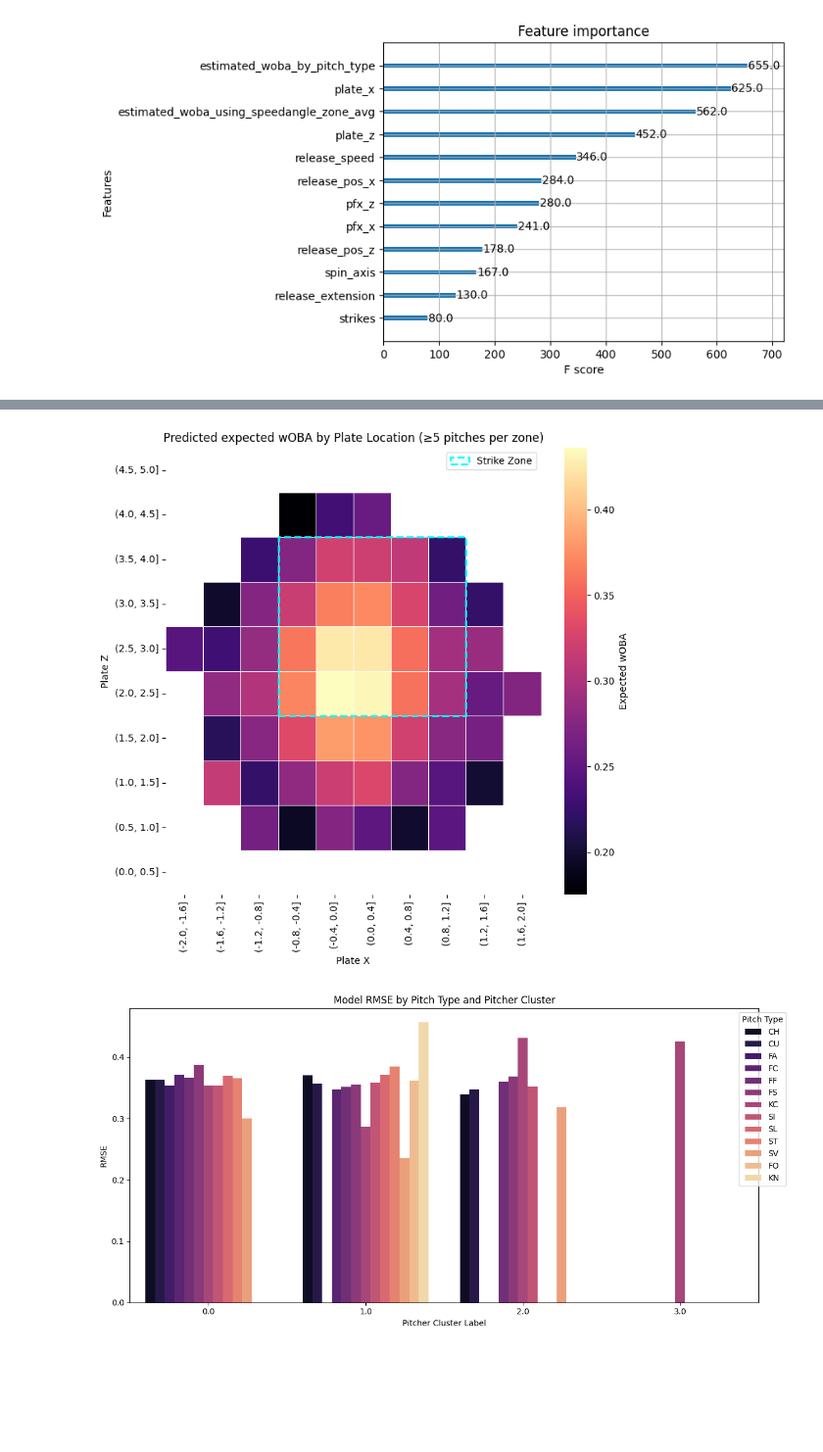
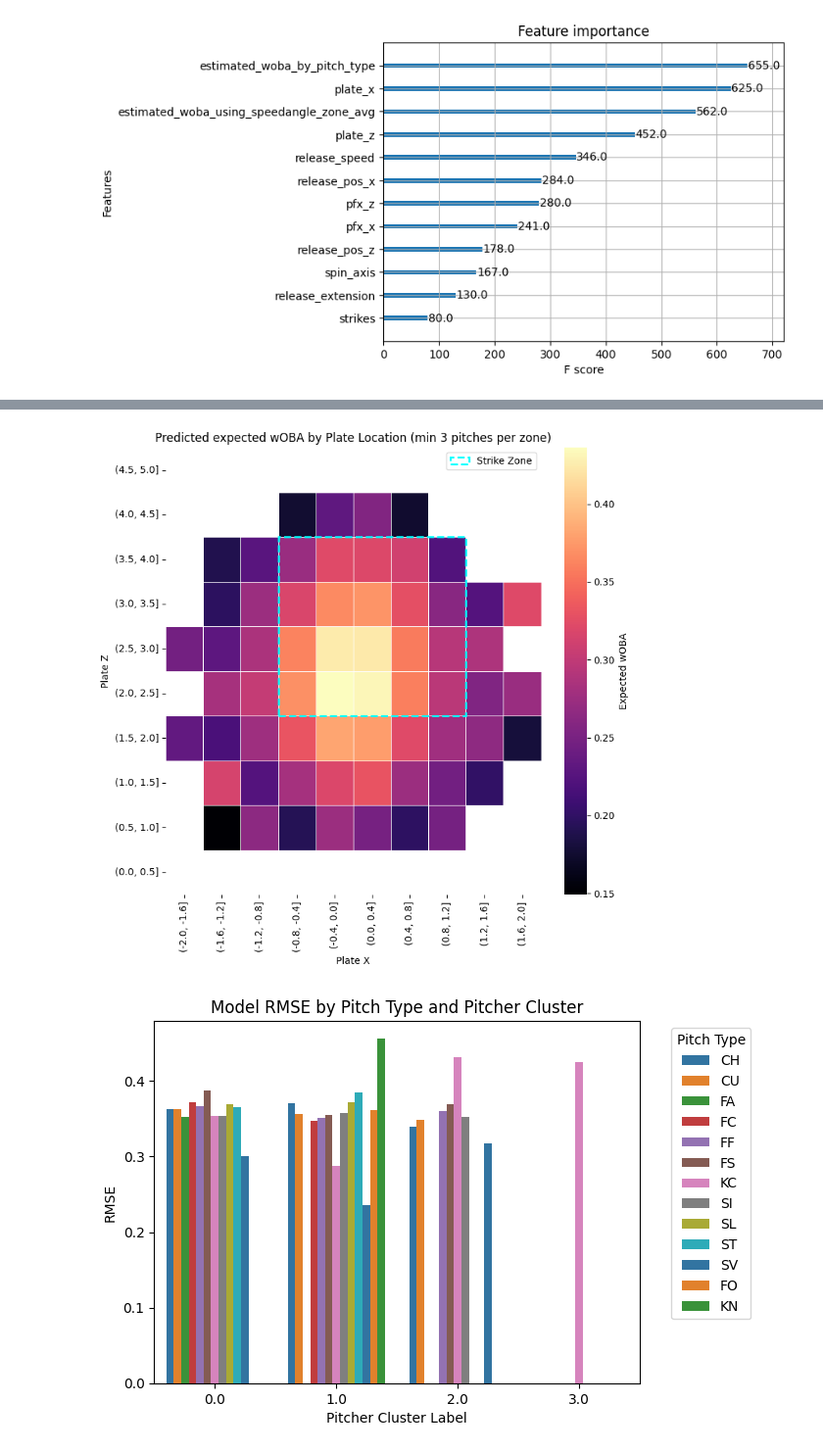
Before and after one commit to zybecker/DS-5500, a Jupyter notebook: XGBoost/Updated XGBoost.ipynb, the cells around one changed output, grey strips where cells are left out. Shown at 98% size. Saved outputs shown, nothing was run; the diff lists cells and outputs as text; code cells hidden in the pictures; blank space fills up the shorter version.

```diff
--- a/XGBoost/Updated XGBoost.ipynb
+++ b/XGBoost/Updated XGBoost.ipynb
@@ -31,24 +31,25 @@ columns = [
     "estimated_woba_using_speedangle", "launch_speed_angle", "at_bat_number", "pitch_number", "pitch_name", "home_score",
     "away_score", "spin_axis", "delta_home_win_exp", "delta_run_exp", "bat_speed", "swing_length",
     "estimated_slg_using_speedangle", "delta_pitcher_run_exp", "bat_win_exp", "n_thruorder_pitcher",
-    "n_priorpa_thisgame_player_at_bat", "arm_angle"
-]
+    "n_priorpa_thisgame_player_at_bat", "arm_angle"]
+
 pitch_data = pitches[columns]
 pitch_data = pitch_data.dropna(subset=['pitch_type', 'release_speed', 'spin_axis', 'release_extension', 'effective_speed'])
 
+#reshape the cluster data to long format and merge with pitch data
 pitch_clusters_long = pitch_clusters.melt(id_vars=['pitcher'], var_name='pitch_type', value_name='cluster_label')
 pitch_clusters_long = pitch_clusters_long[pitch_clusters_long['cluster_label'] != -1]
 pitch_data = pitch_data.merge(pitch_clusters_long, on=['pitcher', 'pitch_type'], how='left')
 
+#create zone features using the plate_x and plate_z features
 x_bins = np.linspace(-2, 2, num=5)
 z_bins = np.linspace(0, 4, num=5)
-
 pitch_data["zone_x"] = np.digitize(pitch_data["plate_x"], bins=x_bins, right=False)
 pitch_data["zone_z"] = np.digitize(pitch_data["plate_z"], bins=z_bins, right=False)
 pitch_data["zone"] = pitch_data["zone_x"].astype(str) + "-" + pitch_data["zone_z"].astype(str)
 
+#we want to create hitter zone and pitch type success features using KNN
 pitch_data_bip = pitch_data[pitch_data["description"] == "hit_into_play"].copy()
-
 features = ["launch_angle", "launch_speed"]
 target = "estimated_woba_using_speedangle"
 pitch_data_bip = pitch_data_bip.dropna(subset=features + [target])
@@ -282,24 +301,27 @@ Passing `palette` without assigning `hue` is deprecated and will be removed in v
 # %%
+#take a look at the model's overall predictions by zone
 x_bins = np.linspace(-2.0, 2.0, num=11)
 z_bins = np.linspace(0.0, 5.0, num=11)
 X_test_copy["x_bin"] = pd.cut(X_test_copy["plate_x"], bins=x_bins)
 X_test_copy["z_bin"] = pd.cut(X_test_copy["plate_z"], bins=z_bins)
+#average preidcted wOBA for each zone
 zone_preds = X_test_copy.groupby(["z_bin", "x_bin"])["predicted_xwoba"].mean().unstack()
 zone_counts = X_test_copy.groupby(["z_bin", "x_bin"]).size().unstack()
 
-min_pitches = 5
-valid_mask = zone_counts >= min_pitches
+#only include zones that had at least three pitches in the test set
+min_mask = zone_counts >= 3
 plt.figure(figsize=(8, 8))
 ax = sns.heatmap(
     zone_preds,
     cmap="magma",
     linewidths=0.5,
     cbar_kws={"label": "Expected wOBA"},
-    mask=~valid_mask)  # mask low-data zones
-plt.title("Predicted expected wOBA by Plate Location (≥5 pitches per zone)")
+    mask=~min_mask)  # mask low-data zones
+plt.title("Predicted expected wOBA by Plate Location (min 3 pitches per zone)")
 plt.xlabel("Plate X")
 plt.ylabel("Plate Z")
 
+#overlay where the strikezone would typically be (plate_z varies a little bit hitter-to-hitter)
 strike_x_start = np.digitize([-0.83], x_bins)[0]
 strike_x_end   = np.digitize([ 0.83], x_bins)[0]
 strike_z_start = np.digitize([ 1.5], z_bins)[0]
@@ -320,38 +342,29 @@ plt.gca().invert_yaxis()
 plt.tight_layout()
 plt.show()
 # %% [output]
-[figure, old version]
+[figure, new version]
 # %%
+#see performance across clusters for each pitch type
+
 info_cols = pitch_data_clean[["pitch_type", "cluster_label"]].reset_index(drop=True)
 X_test_copy = X_test.reset_index(drop=True).copy()
-X_test_copy["actual"] = y_test.reset_index(drop=True)
-X_test_copy["predicted_xwoba"] = y_pred
+X_test_copy["actual"] = y_test.reset_index(drop=True)  #add actual expected wOBA values to test set
+X_test_copy["predicted_xwoba"] = y_pred  #add model predictions to test set
 
-X_test_copy["pitch_type"] = info_cols.loc[X_test_copy.index, "pitch_type"].values
+X_test_copy["pitch_type"] = info_cols.loc[X_test_copy.index, "pitch_type"].values   #add pitch type and cluster label back to test data
 X_test_copy["cluster_label"] = info_cols.loc[X_test_copy.index, "cluster_label"].values
 
-cluster_perf = (
-    X_test_copy
-    .groupby(["pitch_type", "cluster_label"])
-    .apply(lambda df: pd.Series({
+#group by pitch type and cluster label to see localized performance
+cluster_perf = (X_test_copy.groupby(["pitch_type", "cluster_label"]).apply(lambda df: pd.Series({
         "RMSE": mean_squared_error(df["actual"], df["predicted_xwoba"], squared=False),
         "MAE": mean_absolute_error(df["actual"], df["predicted_xwoba"]),
-        "Count": len(df)
-    }))
-    .reset_index())
+        "Count": len(df)})).reset_index())
 
-sns.barplot(
-    data=cluster_perf,
-    x="cluster_label",
-    y="RMSE",
-    hue="pitch_type",
-    palette="magma")
-
+sns.barplot(data=cluster_perf, x="cluster_label", y="RMSE", hue="pitch_type", palette="tab10")
 plt.title("Model RMSE by Pitch Type and Pitcher Cluster")
 plt.xlabel("Pitcher Cluster Label")
 plt.ylabel("RMSE")
 plt.legend(title="Pitch Type", bbox_to_anchor=(1.05, 1))
-plt.tight_layout()
 plt.show()
 # %% [output]
-[figure, old version]
+[figure, new version]
```
Also changed, not shown: parts of 8 cells of this notebook.
